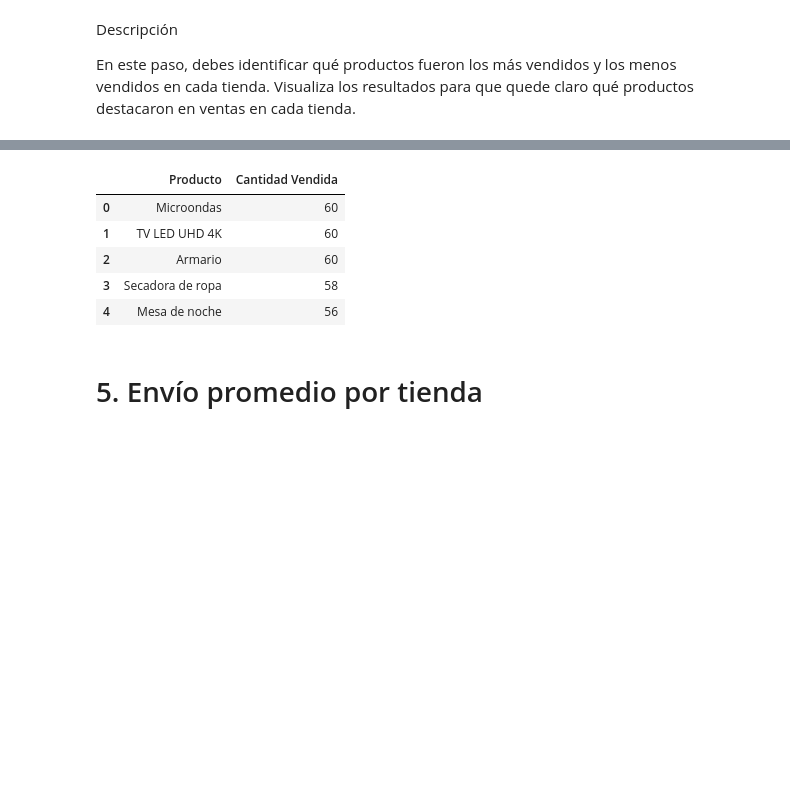
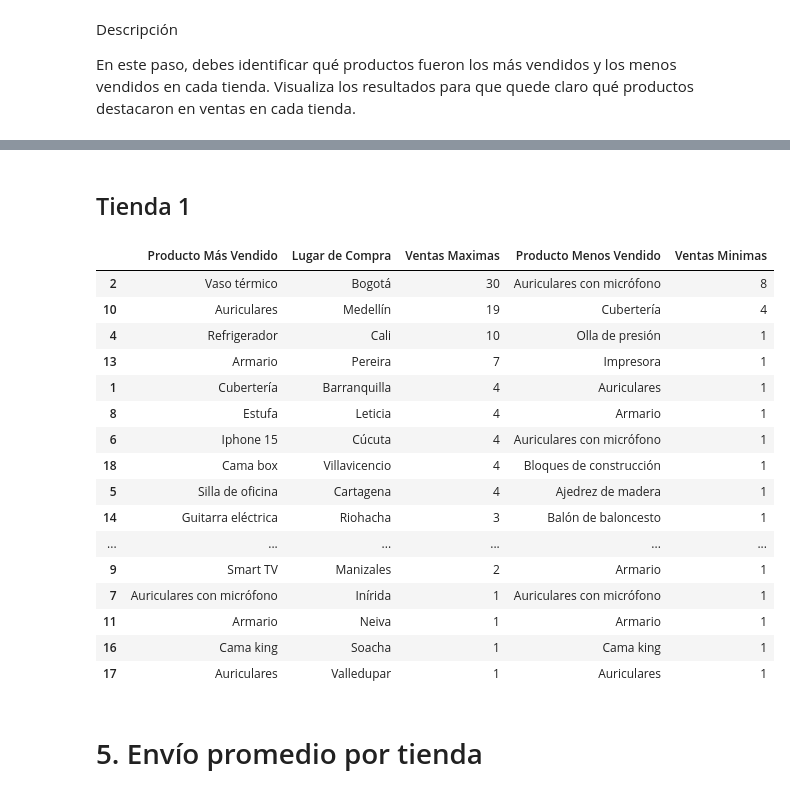
Before and after one commit to LejImkoaj/challenge1-data-science-alura-store-latam, a Jupyter notebook: AluraStoreLatam.ipynb, the cells around one changed output, grey strips where cells are left out. Saved outputs shown, nothing was run; the diff lists cells and outputs as text; code cells hidden in the pictures; blank space fills up the shorter version.

Commit message:
actualizando productos vendidos

```diff
--- a/AluraStoreLatam.ipynb
+++ b/AluraStoreLatam.ipynb
@@ -265,14 +258,34 @@ tienda.head(3)
-# %%
-productos_mas_y_menos_vendidos = tienda["Producto"].value_counts().reset_index(name='Cantidad Vendida')
-productos_mas_y_menos_vendidos.columns = ['Producto', 'Cantidad Vendida']
-productos_mas_y_menos_vendidos_sorted = productos_mas_y_menos_vendidos.sort_values(by='Cantidad Vendida', ascending=False)
-productos_mas_y_menos_vendidos_sorted.head()
-# %% [output]
-|  | Producto | Cantidad Vendida |
-| 0 | Microondas | 60 |
-| 1 | TV LED UHD 4K | 60 |
-| 2 | Armario | 60 |
-| 3 | Secadora de ropa | 58 |
-| 4 | Mesa de noche | 56 |
+# %% [markdown]
+## Tienda 1
+# %%
+ventas_por_producto = tienda.groupby("Producto")["Lugar de Compra"].value_counts()\
+                            .reset_index(name='Cantidad de Ventas')
+# %%
+producto_mas_vendido = ventas_por_producto.loc[ventas_por_producto.groupby("Lugar de Compra")["Cantidad de Ventas"].idxmax()]\
+                            .rename(columns={"Producto": 'Producto Más Vendido', "Cantidad de Ventas": 'Ventas Maximas'})
+# %%
+producto_menos_vendido = ventas_por_producto.loc[ventas_por_producto.groupby("Lugar de Compra")["Cantidad de Ventas"].idxmin()]\
+                                            .rename(columns={"Producto": 'Producto Menos Vendido', "Cantidad de Ventas": 'Ventas Minimas'})
+# %%
+resultado_ventas = producto_mas_vendido.merge(producto_menos_vendido[["Lugar de Compra", "Producto Menos Vendido", "Ventas Minimas"]], on="Lugar de Compra")
+resultado_ventas.sort_values(by="Ventas Maximas", ascending=False)
+# %% [output]
+|  | Producto Más Vendido | Lugar de Compra | Ventas Maximas | Producto Menos Vendido | Ventas Minimas |
+| 2 | Vaso térmico | Bogotá | 30 | Auriculares con micrófono | 8 |
+| 10 | Auriculares | Medellín | 19 | Cubertería | 4 |
+| 4 | Refrigerador | Cali | 10 | Olla de presión | 1 |
+| 13 | Armario | Pereira | 7 | Impresora | 1 |
+| 1 | Cubertería | Barranquilla | 4 | Auriculares | 1 |
+| 8 | Estufa | Leticia | 4 | Armario | 1 |
+| 6 | Iphone 15 | Cúcuta | 4 | Auriculares con micrófono | 1 |
+| 18 | Cama box | Villavicencio | 4 | Bloques de construcción | 1 |
+| 5 | Silla de oficina | Cartagena | 4 | Ajedrez de madera | 1 |
+| 14 | Guitarra eléctrica | Riohacha | 3 | Balón de baloncesto | 1 |
+| ... | ... | ... | ... | ... | ... |
+| 9 | Smart TV | Manizales | 2 | Armario | 1 |
+| 7 | Auriculares con micrófono | Inírida | 1 | Auriculares con micrófono | 1 |
+| 11 | Armario | Neiva | 1 | Armario | 1 |
+| 16 | Cama king | Soacha | 1 | Cama king | 1 |
+| 17 | Auriculares | Valledupar | 1 | Auriculares | 1 |
 # %% [markdown]
 # 5. Envío promedio por tienda
```
Also changed, not shown: parts of 1 cell of this notebook.
